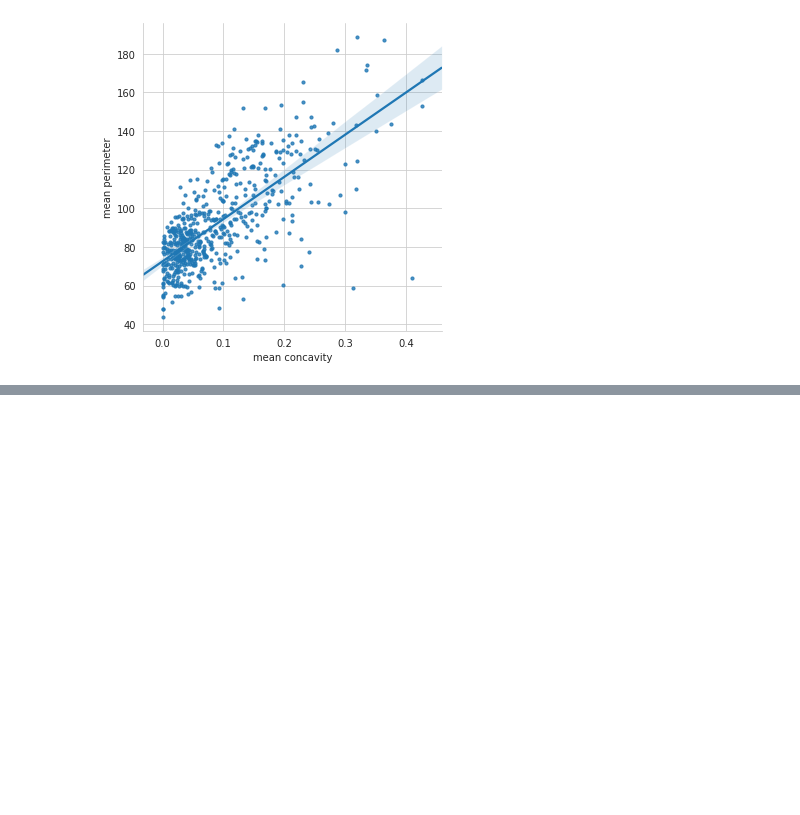
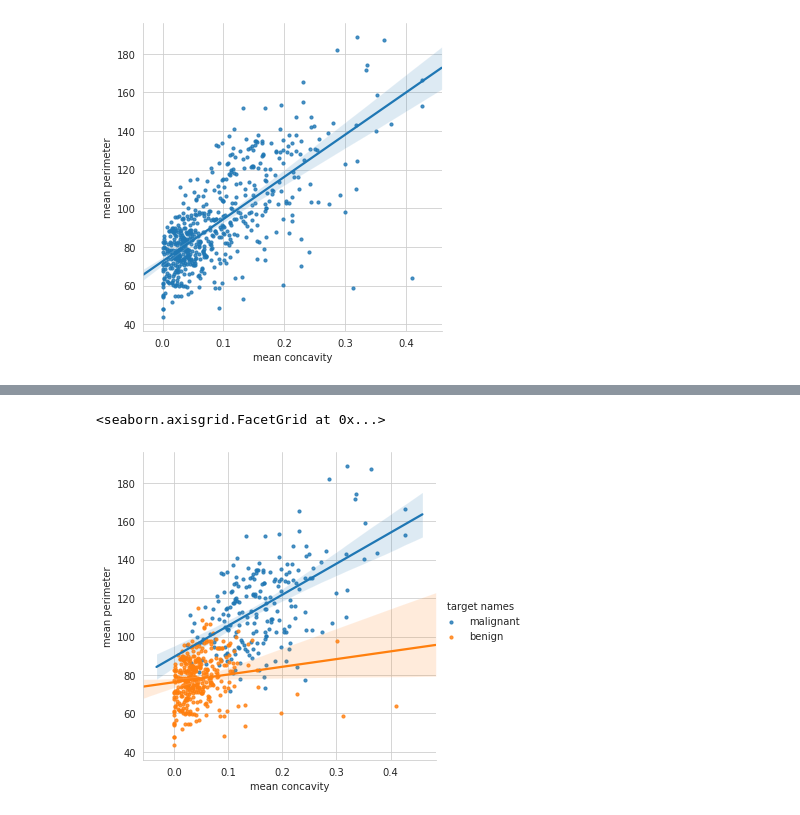
Before and after one commit to GkouskosV/Python-for-Data-Science-and-Machine-Learning-Bootcamp, a Jupyter notebook: Machine_Learning_Sections/Support_Vector_Machines/svm_breast_canser_dataset.ipynb, the cells around one changed output, grey strips where cells are left out. Drawn from its saved outputs; the diff is of its cells as text; code cells hidden in the pictures; blank space fills up the shorter version.

```diff
--- a/Machine_Learning_Sections/Support_Vector_Machines/svm_breast_canser_dataset.ipynb
+++ b/Machine_Learning_Sections/Support_Vector_Machines/svm_breast_canser_dataset.ipynb
@@ -96,3 +103,6 @@ sns.lmplot(x='mean concavity',
+# %%
+dmap = {0:'malignant', 1:'benign'}
 # %%
-# Add the target as df_feat column so to perform hue plots
-df_feat.insert(len(df_feat.columns), 'target', list(canser['target']))
+df_feat.insert(len(df_feat.columns), 'target names', list(canser['target']))
+# %%
+df_feat['target names'] = df_feat['target names'].map(dmap)
@@ -98,0 +119,9 @@ df_feat.insert(len(df_feat.columns), 'target', list(canser['target']))
+# %%
+sns.lmplot(x='mean concavity',
+           y='mean perimeter',
+           data=df_feat,
+           hue='target names',
+           scatter_kws={'s':10})
+# %% [output]
+<seaborn.axisgrid.FacetGrid at 0x...>
+[figure, added]
```
Also changed, not shown: parts of 30 cells of this notebook.
